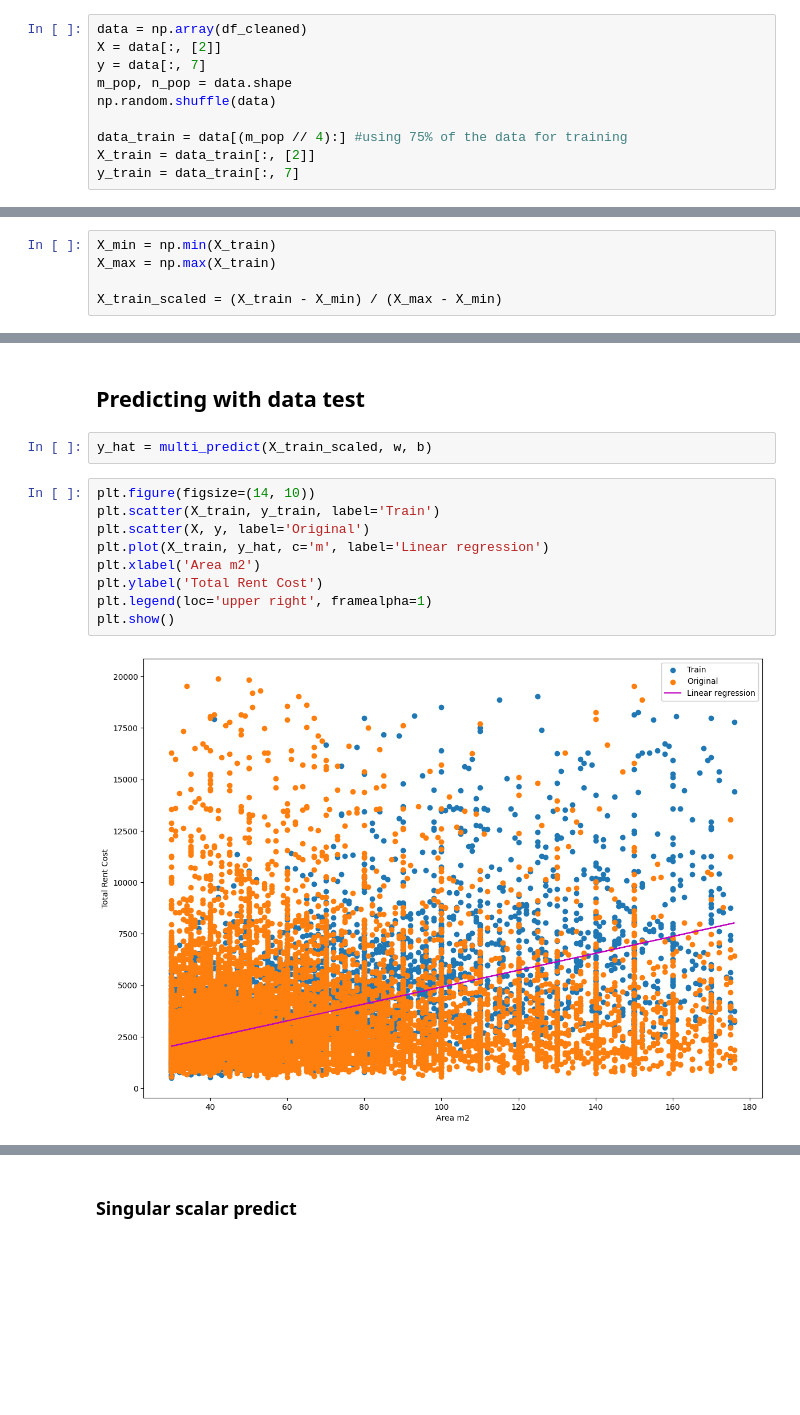
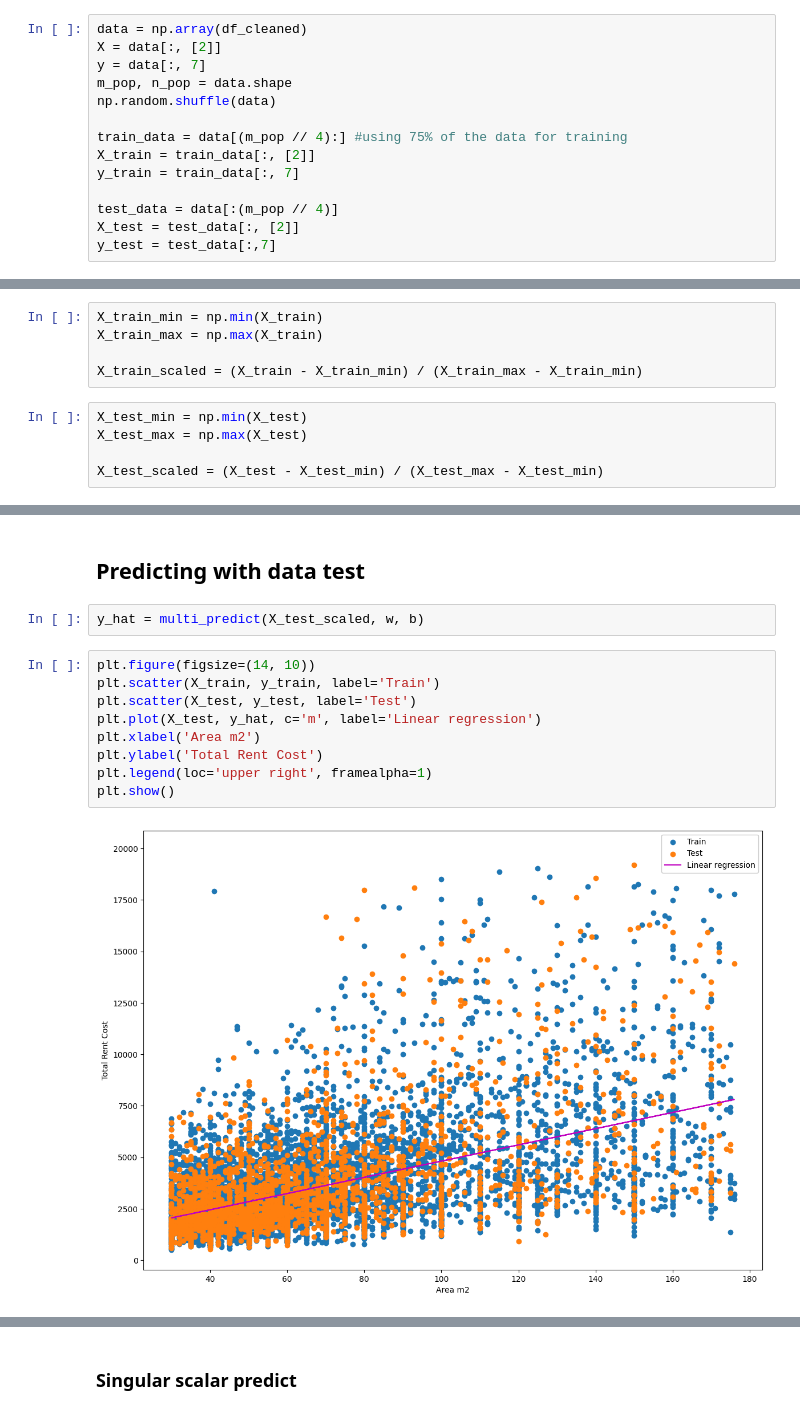
Before and after one commit to MthLeal/sao_paulo_rent_predict, a Jupyter notebook: Linear_Regression_Model.ipynb, the cells around one changed output, grey strips where cells are left out. Cells and saved outputs as stored; diff of their text form; blank space fills up the shorter version.

```diff
--- a/Linear_Regression_Model.ipynb
+++ b/Linear_Regression_Model.ipynb
@@ -234,8 +234,12 @@ y = data[:, 7]
 m_pop, n_pop = data.shape
 np.random.shuffle(data)
 
-data_train = data[(m_pop // 4):] #using 75% of the data for training
-X_train = data_train[:, [2]]
-y_train = data_train[:, 7]
+train_data = data[(m_pop // 4):] #using 75% of the data for training
+X_train = train_data[:, [2]]
+y_train = train_data[:, 7]
+
+test_data = data[:(m_pop // 4)]
+X_test = test_data[:, [2]]
+y_test = test_data[:,7]
 # %%
 plt.figure(figsize=(10, 6))
@@ -249,10 +254,15 @@ plt.show()
 # %% [markdown]
 ### Feature Scaling with Normalization
 # %%
-X_min = np.min(X_train)
-X_max = np.max(X_train)
+X_train_min = np.min(X_train)
+X_train_max = np.max(X_train)
 
-X_train_scaled = (X_train - X_min) / (X_max - X_min)
+X_train_scaled = (X_train - X_train_min) / (X_train_max - X_train_min)
+# %%
+X_test_min = np.min(X_test)
+X_test_max = np.max(X_test)
+
+X_test_scaled = (X_test - X_test_min) / (X_test_max - X_test_min)
 # %% [markdown]
 ### Calculating best alpha value while using gradient descent to find best values for w and b
 # %%
@@ -320,15 +330,15 @@ def multi_predict(X, w, b):
 # %% [markdown]
 ## Predicting with data test
 # %%
-y_hat = multi_predict(X_train_scaled, w, b)
+y_hat = multi_predict(X_test_scaled, w, b)
 # %%
 plt.figure(figsize=(14, 10))
 plt.scatter(X_train, y_train, label='Train')
-plt.scatter(X, y, label='Original')
-plt.plot(X_train, y_hat, c='m', label='Linear regression')
+plt.scatter(X_test, y_test, label='Test')
+plt.plot(X_test, y_hat, c='m', label='Linear regression')
 plt.xlabel('Area m2')
 plt.ylabel('Total Rent Cost')
 plt.legend(loc='upper right', framealpha=1)
 plt.show()
 # %% [output]
-[figure, old version]
+[figure, new version]
```
Also changed, not shown: parts of 10 cells of this notebook.
